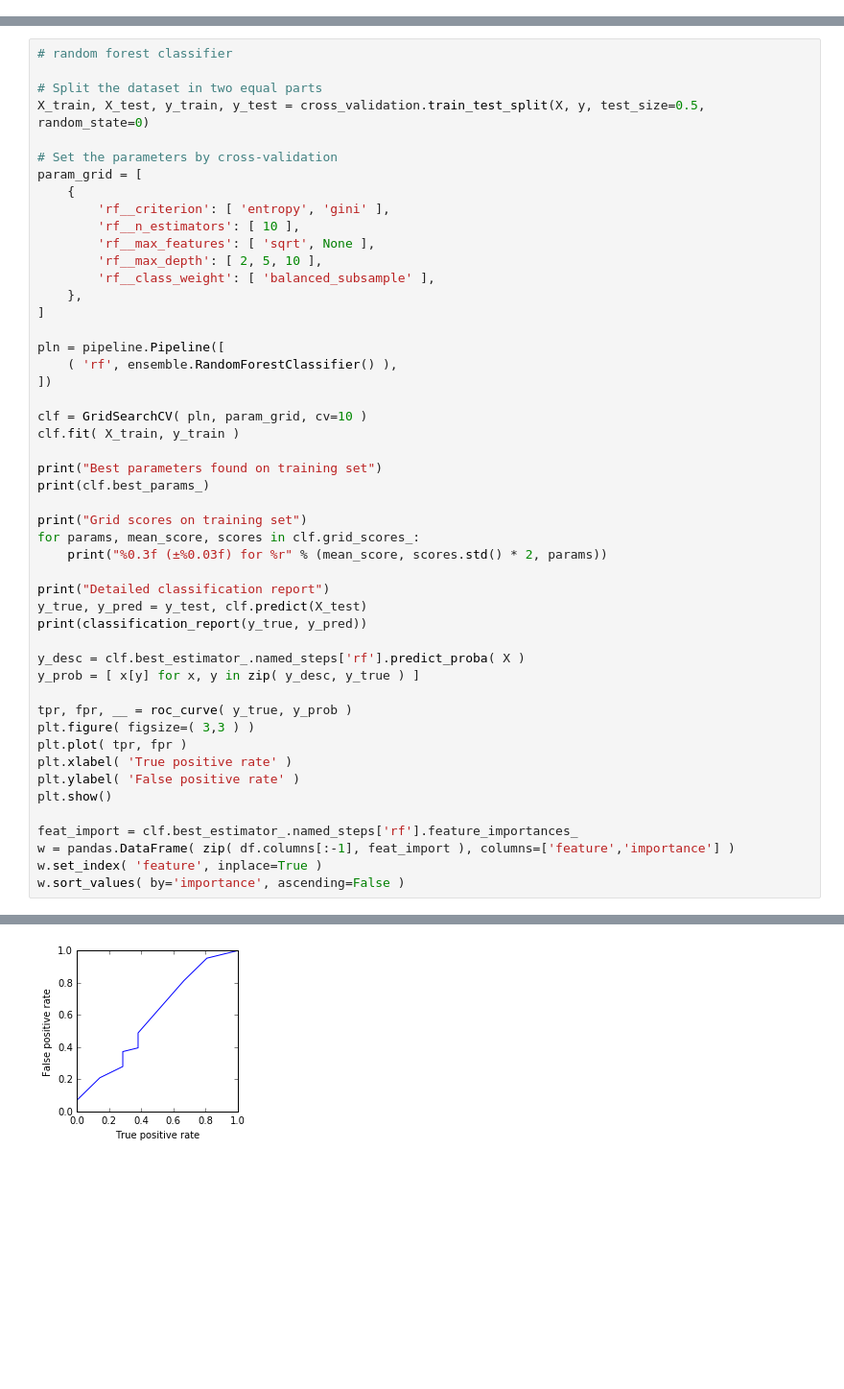
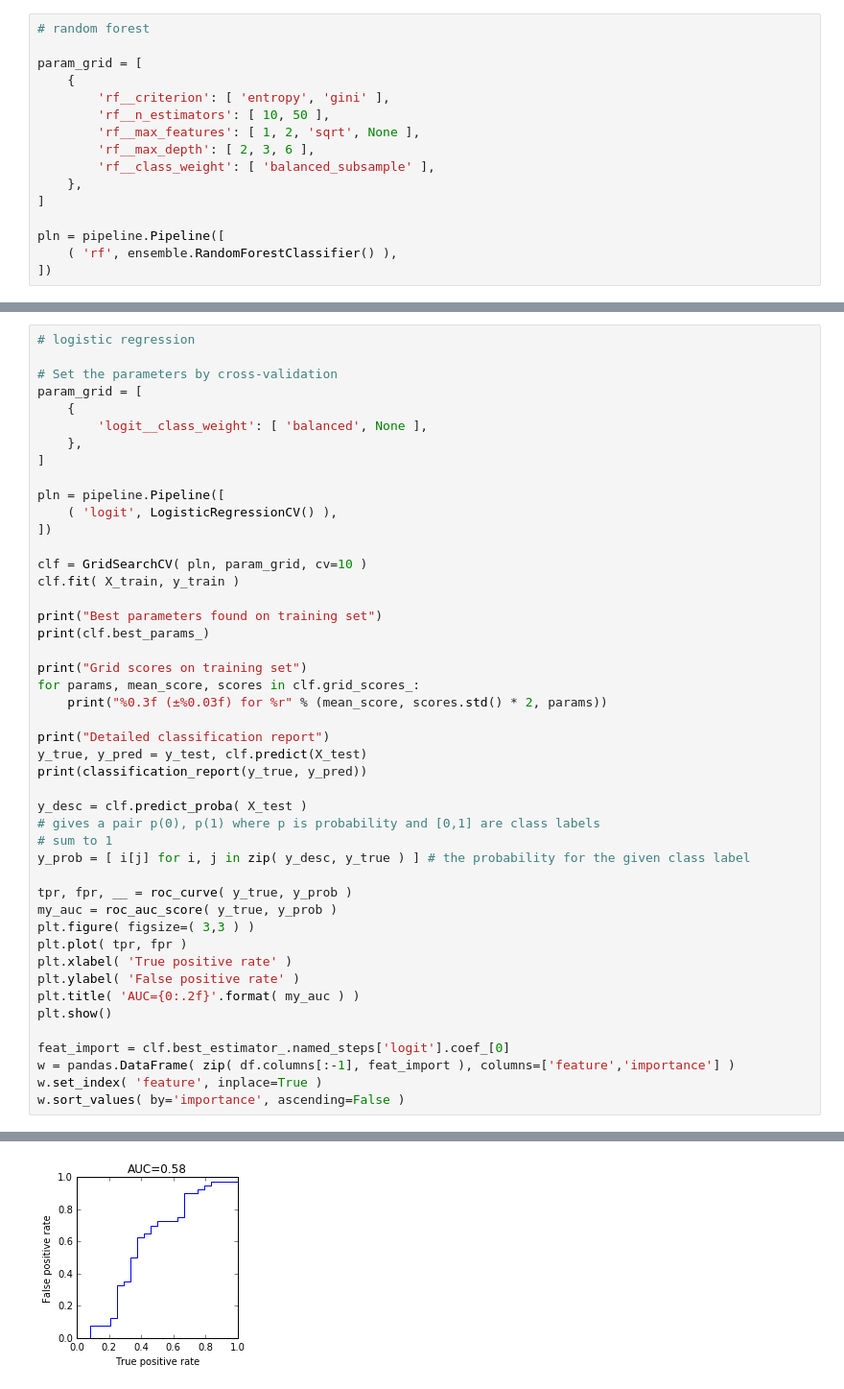
Before and after one commit to dacarlin/bagel-benchmark, a Jupyter notebook: machine_learning/expression_foldx.ipynb, the cells around one changed output, grey strips where cells are left out. Shown: that part at 96% size. Cells and saved outputs as stored; diff of their text form; blank space fills up the shorter version.

```diff
--- a/machine_learning/expression_foldx.ipynb
+++ b/machine_learning/expression_foldx.ipynb
@@ -66,0 +184,16 @@ print y.shape
+# %%
+# random forest
+
+param_grid = [
+    {
+        'rf__criterion': [ 'entropy', 'gini' ],
+        'rf__n_estimators': [ 10, 50 ],
+        'rf__max_features': [ 1, 2, 'sqrt', None ],
+        'rf__max_depth': [ 2, 3, 6 ],
+        'rf__class_weight': [ 'balanced_subsample' ],
+    },
+]
+
+pln = pipeline.Pipeline([
+    ( 'rf', ensemble.RandomForestClassifier() ),
+])
@@ -67,22 +361,15 @@ print y.shape
 # %%
-# random forest classifier
-
-# Split the dataset in two equal parts
-X_train, X_test, y_train, y_test = cross_validation.train_test_split(X, y, test_size=0.5, random_state=0)
+# logistic regression
 
 # Set the parameters by cross-validation
 param_grid = [
     {
-        'rf__criterion': [ 'entropy', 'gini' ],
-        'rf__n_estimators': [ 10 ],
-        'rf__max_features': [ 'sqrt', None ],
-        'rf__max_depth': [ 2, 5, 10 ],
-        'rf__class_weight': [ 'balanced_subsample' ],
+        'logit__class_weight': [ 'balanced', None ],
     },
 ]
 
 pln = pipeline.Pipeline([
-    ( 'rf', ensemble.RandomForestClassifier() ),
+    ( 'logit', LogisticRegressionCV() ),
 ])
 
 clf = GridSearchCV( pln, param_grid, cv=10 )
@@ -99,17 +386,21 @@ print("Detailed classification report")
 y_true, y_pred = y_test, clf.predict(X_test)
 print(classification_report(y_true, y_pred))
 
-y_desc = clf.best_estimator_.named_steps['rf'].predict_proba( X )
-y_prob = [ x[y] for x, y in zip( y_desc, y_true ) ]
+y_desc = clf.predict_proba( X_test )
+# gives a pair p(0), p(1) where p is probability and [0,1] are class labels
+# sum to 1
+y_prob = [ i[j] for i, j in zip( y_desc, y_true ) ] # the probability for the given class label
 
 tpr, fpr, __ = roc_curve( y_true, y_prob )
+my_auc = roc_auc_score( y_true, y_prob )
 plt.figure( figsize=( 3,3 ) )
 plt.plot( tpr, fpr )
 plt.xlabel( 'True positive rate' )
 plt.ylabel( 'False positive rate' )
+plt.title( 'AUC={0:.2f}'.format( my_auc ) )
 plt.show()
 
-feat_import = clf.best_estimator_.named_steps['rf'].feature_importances_
+feat_import = clf.best_estimator_.named_steps['logit'].coef_[0]
 w = pandas.DataFrame( zip( df.columns[:-1], feat_import ), columns=['feature','importance'] )
 w.set_index( 'feature', inplace=True )
 w.sort_values( by='importance', ascending=False )
@@ -134,3 +420,3 @@ avg / total       0.61      0.61      0.61        64
-[figure, old version]
+[figure, new version]
 |  | importance |
 | feature |  |
```
Also changed, not shown: parts of 20 cells of this notebook, 4 other files.
